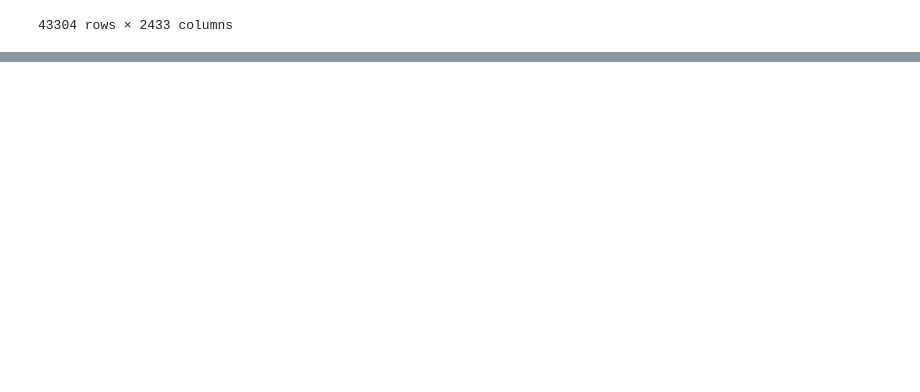
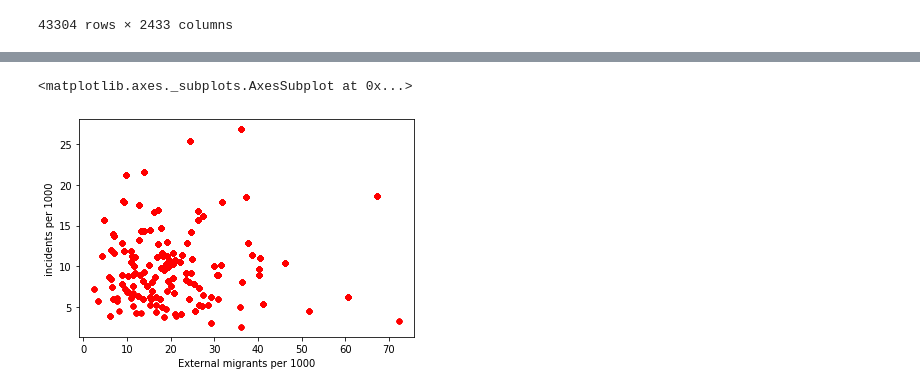
Before and after one commit to gdiaz89/SCS_3250_041-Group-2-Winter-2020, a Jupyter notebook: Term_Project.ipynb, the cells around one changed output, grey strips where cells are left out. Saved outputs shown, nothing was run; the diff lists cells and outputs as text; code cells hidden in the pictures; blank space fills up the shorter version.

```diff
--- a/Term_Project.ipynb
+++ b/Term_Project.ipynb
@@ -305,0 +319,6 @@ Length: 840, dtype: float64
+# %%
+#Next is Immigrant population - is there a correlation between immigrants and break and enters?
+#bne_2016 = bne_2016.reset_index().T.drop_duplicates(keep='first').T #Needed to fix the data some more
+bne_2016.rename(columns=lambda x: x.strip(),inplace=True)
+bne_2016 = bne_2016.loc[:, ~bne_2016.columns.duplicated()]
+bne_2016
@@ -305,0 +343,9 @@ Length: 840, dtype: float64
+# %%
+bne_2016['External migrants'] = bne_2016['External migrants'].str.replace(",","")
+bne_2016['External migrants'] = bne_2016['External migrants'].astype(int)
+bne_2016['incidents per 1000'] = bne_2016['incidents per 1000'].astype(float)
+bne_2016['External migrants per 1000'] = bne_2016['External migrants']/(bne_2016['Population, 2016'].str.replace(",","").astype(int)/1000)
+bne_2016.plot.scatter(x='External migrants per 1000',y='incidents per 1000',c='Red')
+# %% [output]
+<matplotlib.axes._subplots.AxesSubplot at 0x...>
+[figure, added]
```
Also changed, not shown: parts of 18 cells of this notebook.
